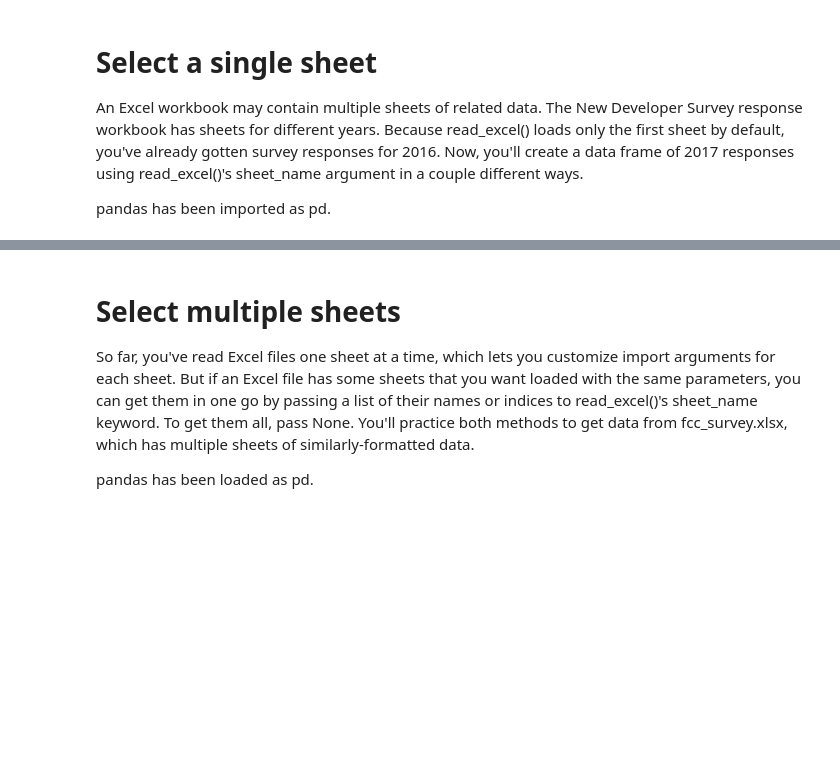
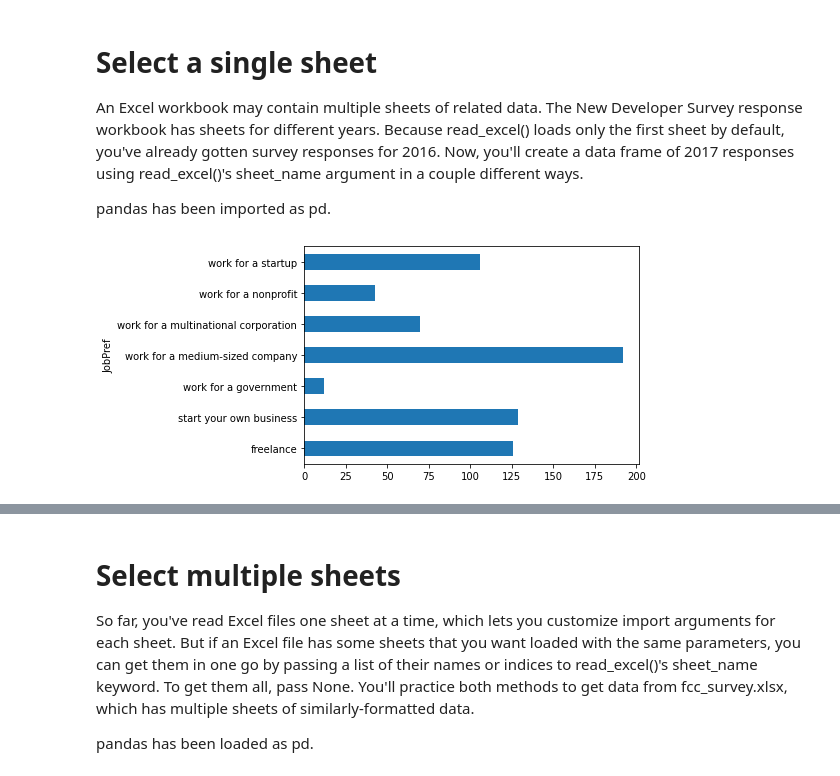
Before and after one commit to MohamedFarih/datacamp-playground, a Jupyter notebook: streamlined-data-ingestion-with-pandas/2. Importing Data From Excel Files/notebook_section_2.ipynb, the cells around one changed output, grey strips where cells are left out. Cells and saved outputs as stored; diff of their text form; code cells hidden in the pictures; blank space fills up the shorter version.

```diff
--- a/streamlined-data-ingestion-with-pandas/2. Importing Data From Excel Files/notebook_section_2.ipynb
+++ b/streamlined-data-ingestion-with-pandas/2. Importing Data From Excel Files/notebook_section_2.ipynb
@@ -41,4 +45,18 @@ print(survey_responses.columns)
 An Excel workbook may contain multiple sheets of related data. The New Developer Survey response workbook has sheets for different years. Because read_excel() loads only the first sheet by default, you've already gotten survey responses for 2016. Now, you'll create a data frame of 2017 responses using read_excel()'s sheet_name argument in a couple different ways.
 
 pandas has been imported as pd.
+# %%
+import matplotlib.pyplot as plt
+import pandas as pd
+
+# Create df from second worksheet by referencing its position
+responses_2017 = pd.read_excel('../datasets/fcc-new-coder-survey.xlsx',  engine='openpyxl', header=2,
+                               sheet_name=1)
+
+# Graph where people would like to get a developer job
+job_prefs = responses_2017.groupby("JobPref").JobPref.count()
+job_prefs.plot.barh()
+plt.show()
+# %% [output]
+[figure, added]
 # %%
```
Also changed, not shown: parts of 13 cells of this notebook.
